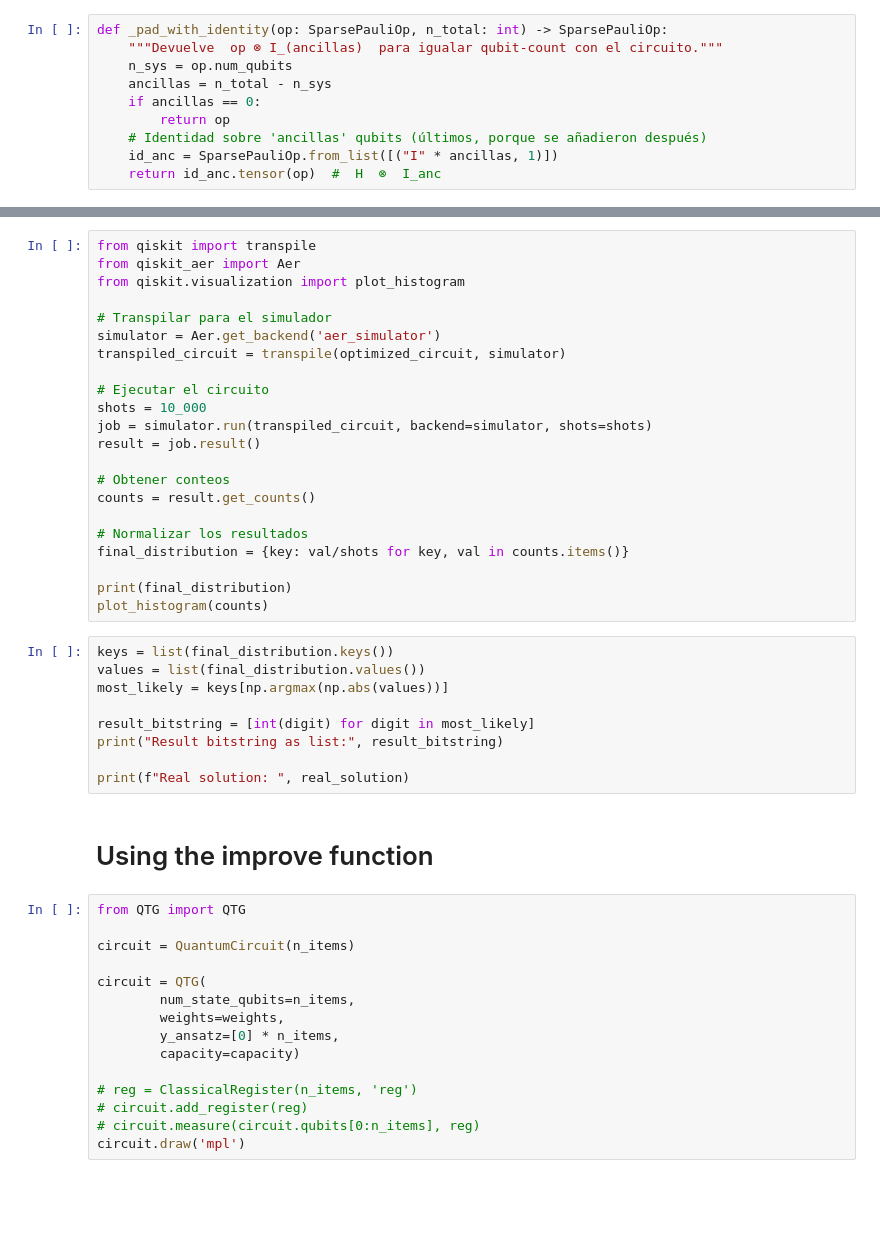
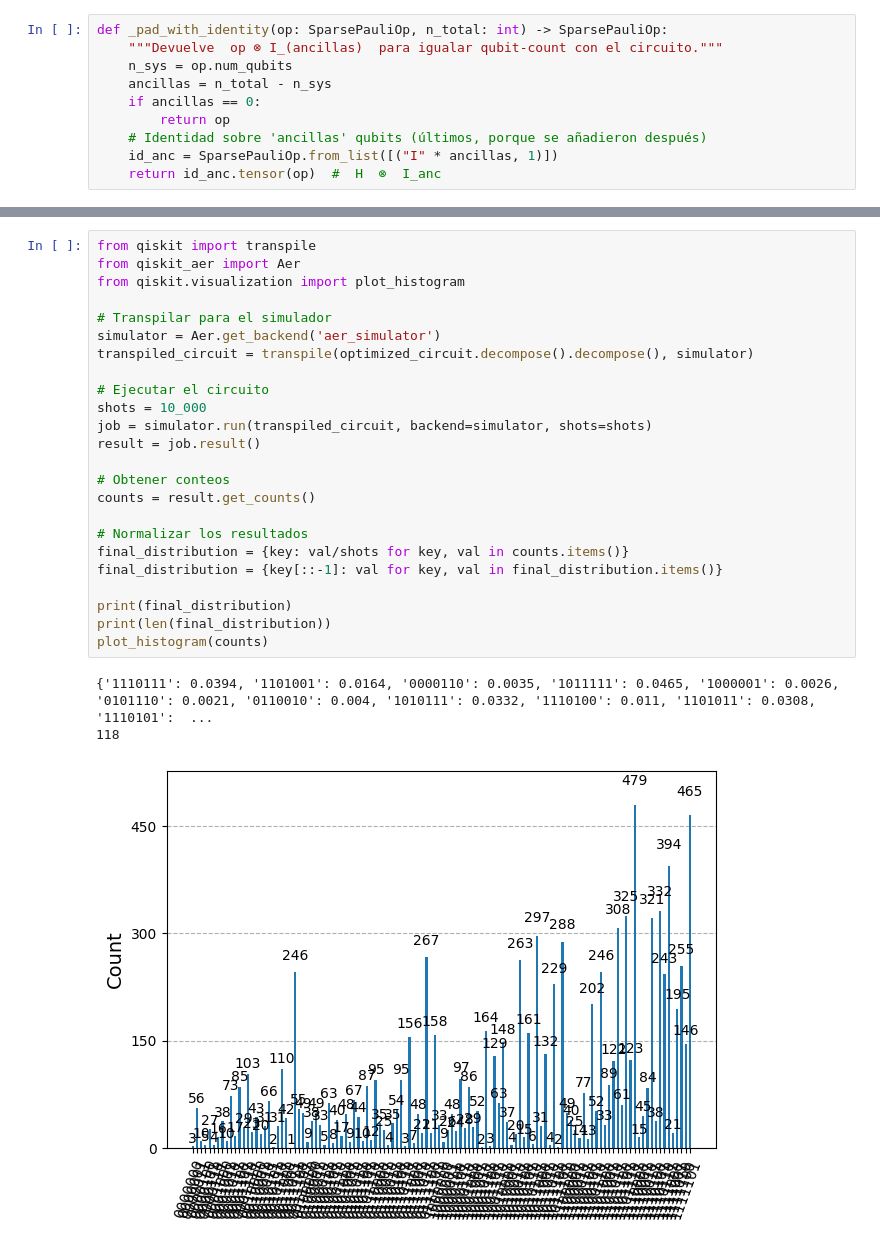
Before and after one commit to PiPevafo/QTG-QAOA_for_QKP, a Jupyter notebook: QTG_QAOA.ipynb, the cells around one changed output, grey strips where cells are left out. Cells and saved outputs as stored; diff of their text form; blank space fills up the shorter version.

```diff
--- a/QTG_QAOA.ipynb
+++ b/QTG_QAOA.ipynb
@@ -213,48 +358,28 @@ optimized_circuit.draw('mpl')
 # %%
 from qiskit import transpile
 from qiskit_aer import Aer
 from qiskit.visualization import plot_histogram
 
 # Transpilar para el simulador
 simulator = Aer.get_backend('aer_simulator')
-transpiled_circuit = transpile(optimized_circuit, simulator)
+transpiled_circuit = transpile(optimized_circuit.decompose().decompose(), simulator)
 
 # Ejecutar el circuito
 shots = 10_000
 job = simulator.run(transpiled_circuit, backend=simulator, shots=shots)
 result = job.result()
 
 # Obtener conteos
 counts = result.get_counts()
 
 # Normalizar los resultados
 final_distribution = {key: val/shots for key, val in counts.items()}
+final_distribution = {key[::-1]: val for key, val in final_distribution.items()}
 
 print(final_distribution)
+print(len(final_distribution))
 plot_histogram(counts)
+# %% [output]
+{'1110111': 0.0394, '1101001': 0.0164, '0000110': 0.0035, '1011111': 0.0465, '1000001': 0.0026, '0101110': 0.0021, '0110010': 0.004, '1010111': 0.0332, '1110100': 0.011, '1101011': 0.0308, '1110101':  ...
+118
+[figure, added]
-# %%
-keys = list(final_distribution.keys())
-values = list(final_distribution.values())
-most_likely = keys[np.argmax(np.abs(values))]
-
-result_bitstring = [int(digit) for digit in most_likely]
-print("Result bitstring as list:", result_bitstring)
-
-print(f"Real solution: ", real_solution)
-# %% [markdown]
-# Using the improve function
-# %%
-from QTG import QTG
-
-circuit = QuantumCircuit(n_items)
-
-circuit = QTG(
-        num_state_qubits=n_items,
-        weights=weights,
-        y_ansatz=[0] * n_items,
-        capacity=capacity)
-
-# reg = ClassicalRegister(n_items, 'reg')
-# circuit.add_register(reg)
-# circuit.measure(circuit.qubits[0:n_items], reg)
-circuit.draw('mpl')
```
Also changed, not shown: parts of 25 cells of this notebook, 4 other files.
